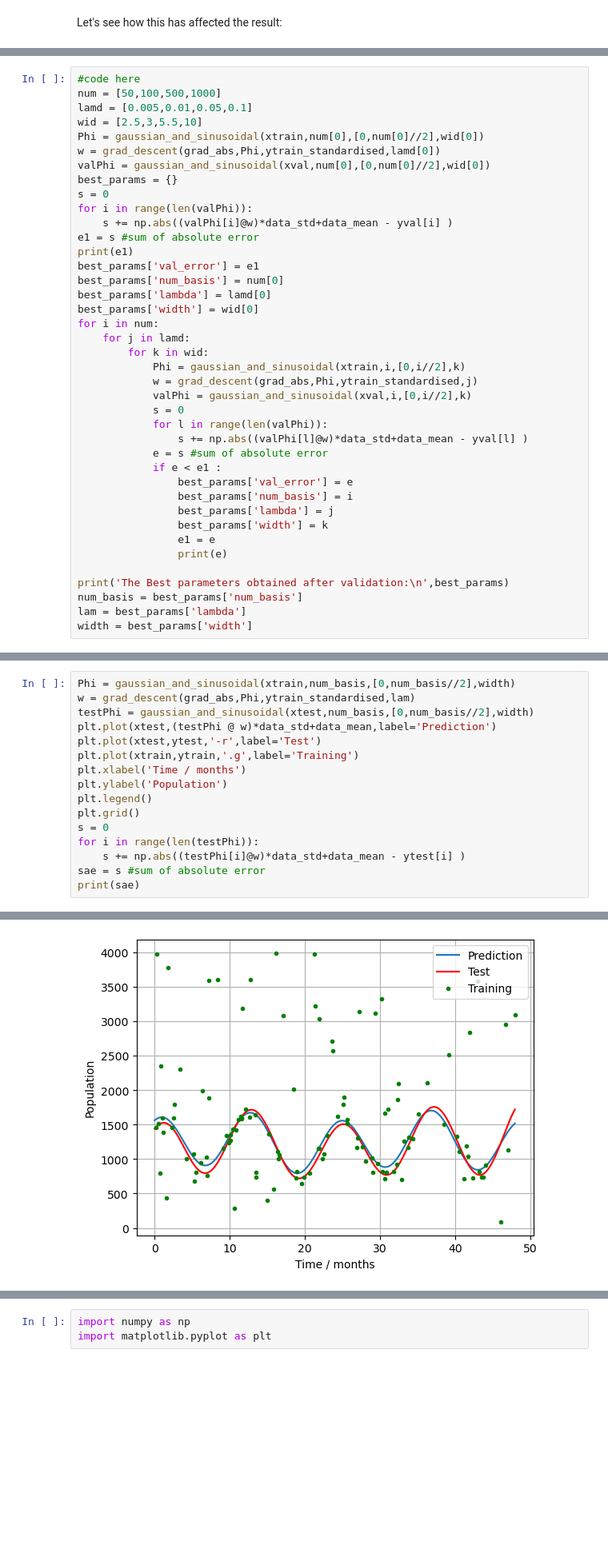
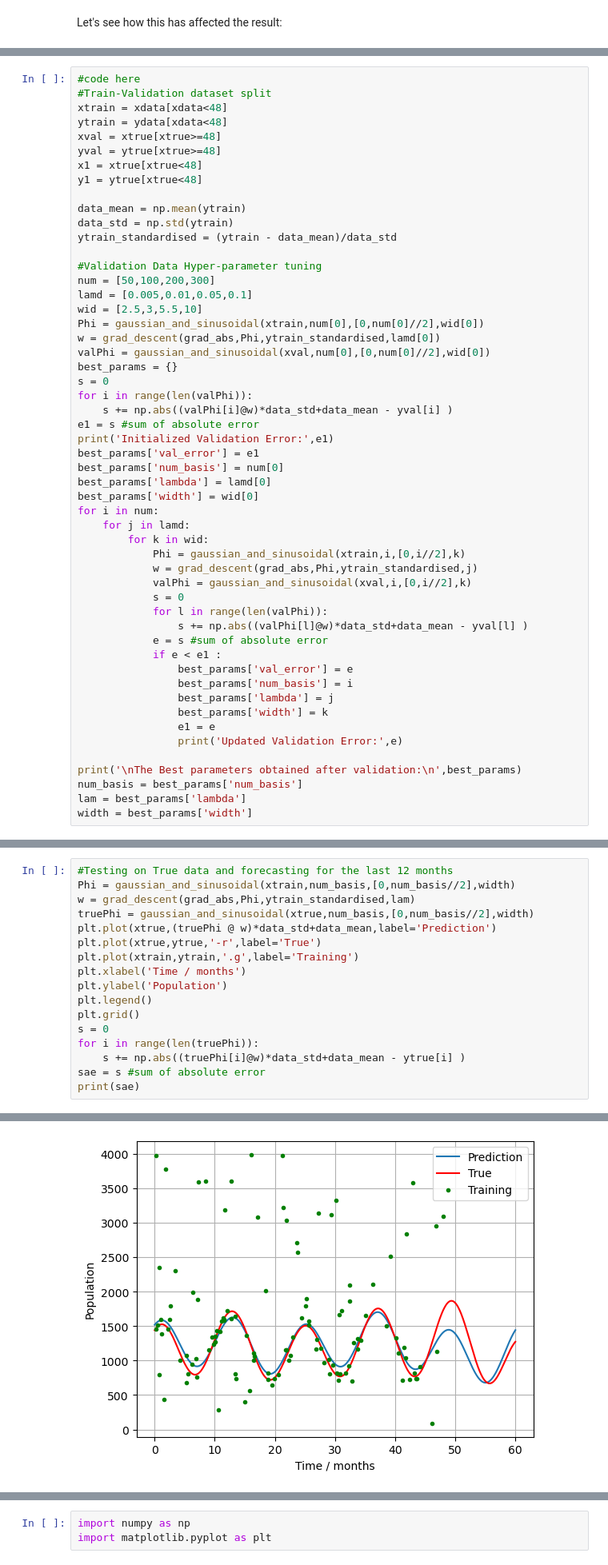
Before and after one commit to adhirajbane13/Uni_Sheffield_Module_Work, a Jupyter notebook: ML-and-AI/Assignment/assignment_ACS23AB.ipynb, the cells around one changed output, grey strips where cells are left out. Shown at 80% size. Cells and saved outputs as stored; diff of their text form; blank space fills up the shorter version.

```diff
--- a/ML-and-AI/Assignment/assignment_ACS23AB.ipynb
+++ b/ML-and-AI/Assignment/assignment_ACS23AB.ipynb
@@ -373,6 +354,19 @@ ytrain_standardised = (ytrain - data_mean)/data_std
 # %%
 #code here
-num = [50,100,500,1000]
+#Train-Validation dataset split
+xtrain = xdata[xdata<48]
+ytrain = ydata[xdata<48]
+xval = xtrue[xtrue>=48]
+yval = ytrue[xtrue>=48]
+x1 = xtrue[xtrue<48]
+y1 = ytrue[xtrue<48]
+
+data_mean = np.mean(ytrain)
+data_std = np.std(ytrain)
+ytrain_standardised = (ytrain - data_mean)/data_std
+
+#Validation Data Hyper-parameter tuning
+num = [50,100,200,300]
 lamd = [0.005,0.01,0.05,0.1]
 wid = [2.5,3,5.5,10]
 Phi = gaussian_and_sinusoidal(xtrain,num[0],[0,num[0]//2],wid[0])
@@ -383,7 +377,7 @@ s = 0
 for i in range(len(valPhi)):
     s += np.abs((valPhi[i]@w)*data_std+data_mean - yval[i] )
 e1 = s #sum of absolute error
-print(e1)
+print('Initialized Validation Error:',e1)
 best_params['val_error'] = e1
 best_params['num_basis'] = num[0]
 best_params['lambda'] = lamd[0]
@@ -404,9 +398,9 @@ for i in num:
                 best_params['lambda'] = j
                 best_params['width'] = k
                 e1 = e
-                print(e)
+                print('Updated Validation Error:',e)
 
-print('The Best parameters obtained after validation:\n',best_params)
+print('\nThe Best parameters obtained after validation:\n',best_params)
 num_basis = best_params['num_basis']
 lam = best_params['lambda']
 width = best_params['width']
@@ -424,17 +421,18 @@ The Best parameters obtained after validation:
 # %%
+#Testing on True data and forecasting for the last 12 months
 Phi = gaussian_and_sinusoidal(xtrain,num_basis,[0,num_basis//2],width)
 w = grad_descent(grad_abs,Phi,ytrain_standardised,lam)
-testPhi = gaussian_and_sinusoidal(xtest,num_basis,[0,num_basis//2],width)
-plt.plot(xtest,(testPhi @ w)*data_std+data_mean,label='Prediction')
-plt.plot(xtest,ytest,'-r',label='Test')
+truePhi = gaussian_and_sinusoidal(xtrue,num_basis,[0,num_basis//2],width)
+plt.plot(xtrue,(truePhi @ w)*data_std+data_mean,label='Prediction')
+plt.plot(xtrue,ytrue,'-r',label='True')
 plt.plot(xtrain,ytrain,'.g',label='Training')
 plt.xlabel('Time / months')
 plt.ylabel('Population')
 plt.legend()
 plt.grid()
 s = 0
-for i in range(len(testPhi)):
-    s += np.abs((testPhi[i]@w)*data_std+data_mean - ytest[i] )
+for i in range(len(truePhi)):
+    s += np.abs((truePhi[i]@w)*data_std+data_mean - ytrue[i] )
 sae = s #sum of absolute error
 print(sae)
 # %% [output]
@@ -442,4 +440,4 @@ print(sae)
-[figure, old version]
+[figure, new version]
 # %% [markdown]
 <hr>
 
```
Also changed, not shown: parts of 7 cells of this notebook, 2 other files.
